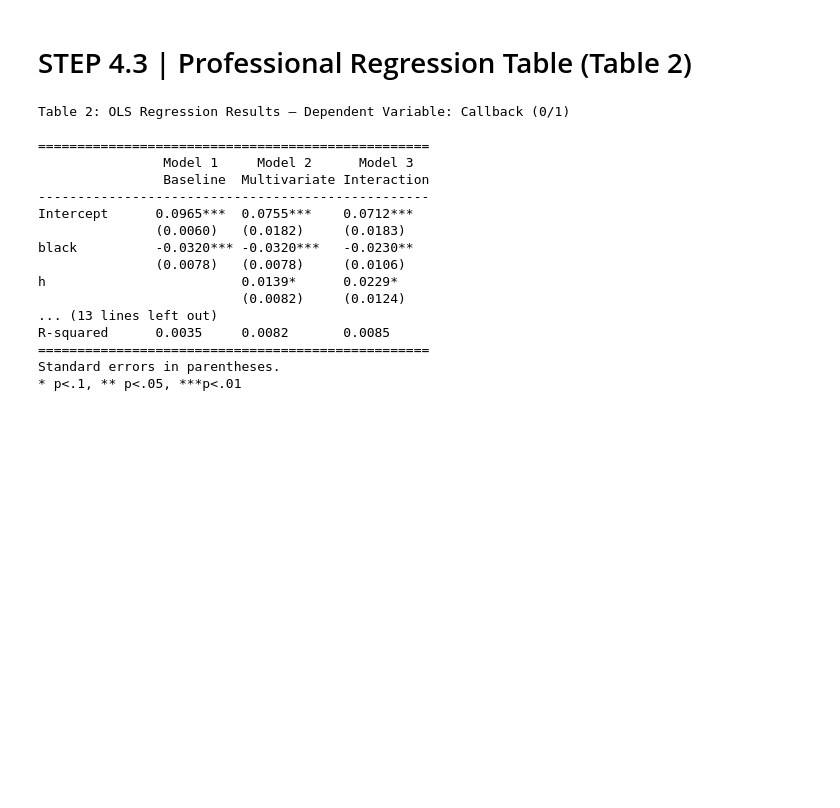
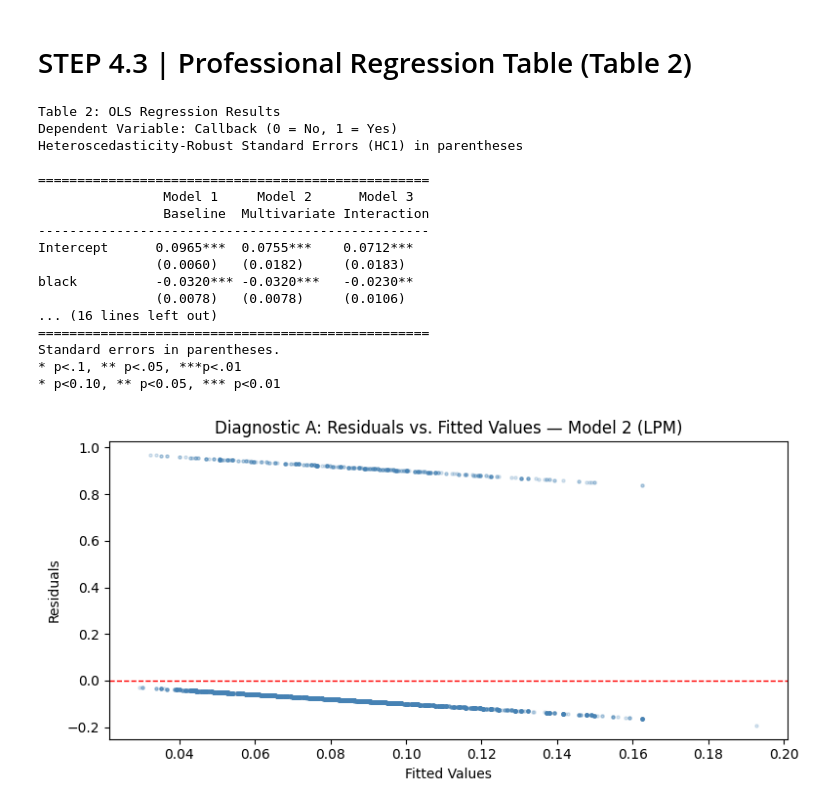
Before and after one commit to ddoneu/ECON3916-Statistical-Machine-Learning, a Jupyter notebook: Project1/Project_1_Phase_2&3&4.ipynb, the cells around one changed output. Cells and saved outputs as stored; diff of their text form; code cells hidden in the pictures; blank space fills up the shorter version.

```diff
--- a/Project1/Project_1_Phase_2&3&4.ipynb
+++ b/Project1/Project_1_Phase_2&3&4.ipynb
@@ -363,8 +399,6 @@ Notes:
 # %% [markdown]
 # STEP 4.3 | Professional Regression Table (Table 2)
 # %%
-from statsmodels.iolib.summary2 import summary_col
-
 table2 = summary_col(
     [model_1, model_2, model_3],
     stars=True,
@@ -376,10 +410,15 @@ table2 = summary_col(
     }
 )
 
-print("Table 2: OLS Regression Results — Dependent Variable: Callback (0/1)")
+print("Table 2: OLS Regression Results")
+print("Dependent Variable: Callback (0 = No, 1 = Yes)")
+print("Heteroscedasticity-Robust Standard Errors (HC1) in parentheses")
 print(table2)
+print("* p<0.10, ** p<0.05, *** p<0.01")
 # %% [output]
-Table 2: OLS Regression Results — Dependent Variable: Callback (0/1)
+Table 2: OLS Regression Results
+Dependent Variable: Callback (0 = No, 1 = Yes)
+Heteroscedasticity-Robust Standard Errors (HC1) in parentheses
 
 ==================================================
                 Model 1     Model 2      Model 3
@@ -389,10 +428,24 @@ Intercept      0.0965***  0.0755***    0.0712***
                (0.0060)   (0.0182)     (0.0183)
 black          -0.0320*** -0.0320***   -0.0230**
                (0.0078)   (0.0078)     (0.0106)
-h                         0.0139*      0.0229*
-                          (0.0082)     (0.0124)
-... (13 lines left out)
-R-squared      0.0035     0.0082       0.0085
+... (16 lines left out)
 ==================================================
 Standard errors in parentheses.
 * p<.1, ** p<.05, ***p<.01
+* p<0.10, ** p<0.05, *** p<0.01
+# %%
+# Diagnostic A: Residuals vs Fitted
+
+fitted = model_2.fittedvalues
+residuals = model_2.resid
+
+plt.figure(figsize=(8, 4))
+plt.scatter(fitted, residuals, alpha=0.2, s=5, color='steelblue')
+plt.axhline(0, color='red', linestyle='--', linewidth=1)
+plt.xlabel('Fitted Values')
+plt.ylabel('Residuals')
+plt.title('Diagnostic A: Residuals vs. Fitted Values — Model 2 (LPM)')
+plt.tight_layout()
+plt.show()
+# %% [output]
+[figure, added]
```
Also changed, not shown: parts of 10 cells of this notebook.
